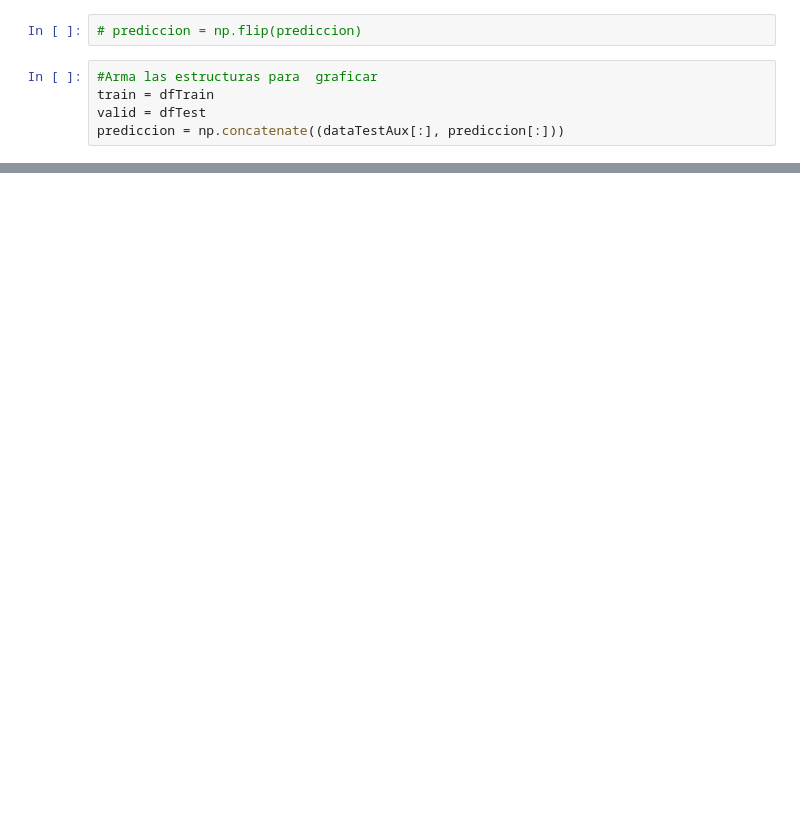
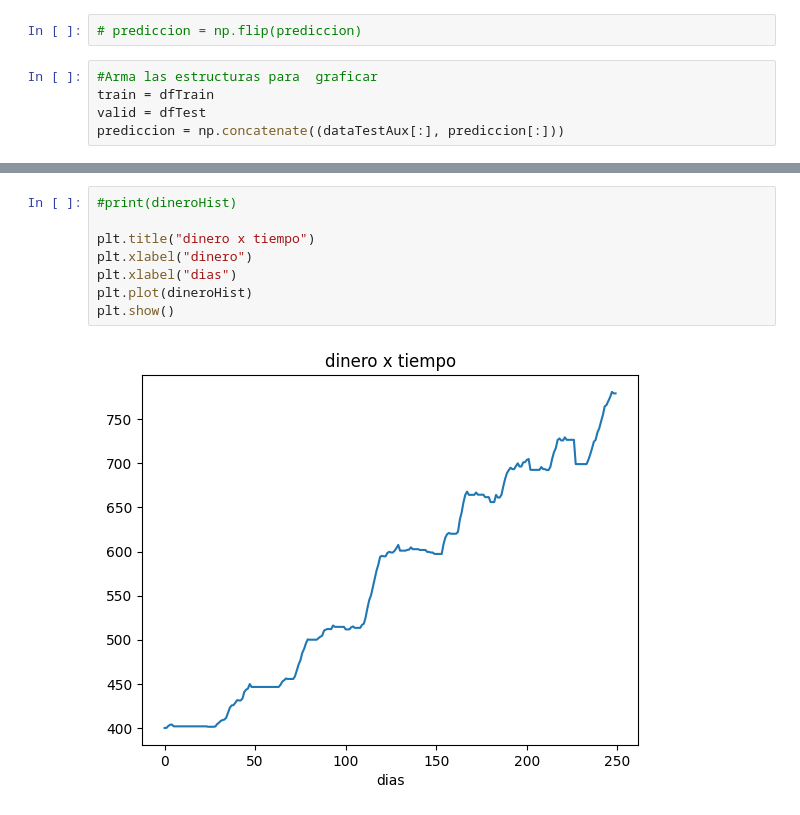
Before and after one commit to NahuelBarriga/IA2023, a Jupyter notebook: Redes Neuronales/TpFinal.ipynb, the cells around one changed output, grey strips where cells are left out. Drawn from its saved outputs; the diff is of its cells as text; blank space fills up the shorter version.

```diff
--- a/Redes Neuronales/TpFinal.ipynb
+++ b/Redes Neuronales/TpFinal.ipynb
@@ -320,0 +361,10 @@ print(predic)
+# %%
+#print(dineroHist)
+
+plt.title("dinero x tiempo")
+plt.xlabel("dinero")
+plt.xlabel("dias")
+plt.plot(dineroHist)
+plt.show()
+# %% [output]
+[figure, added]
```
Also changed, not shown: parts of 13 cells of this notebook.
